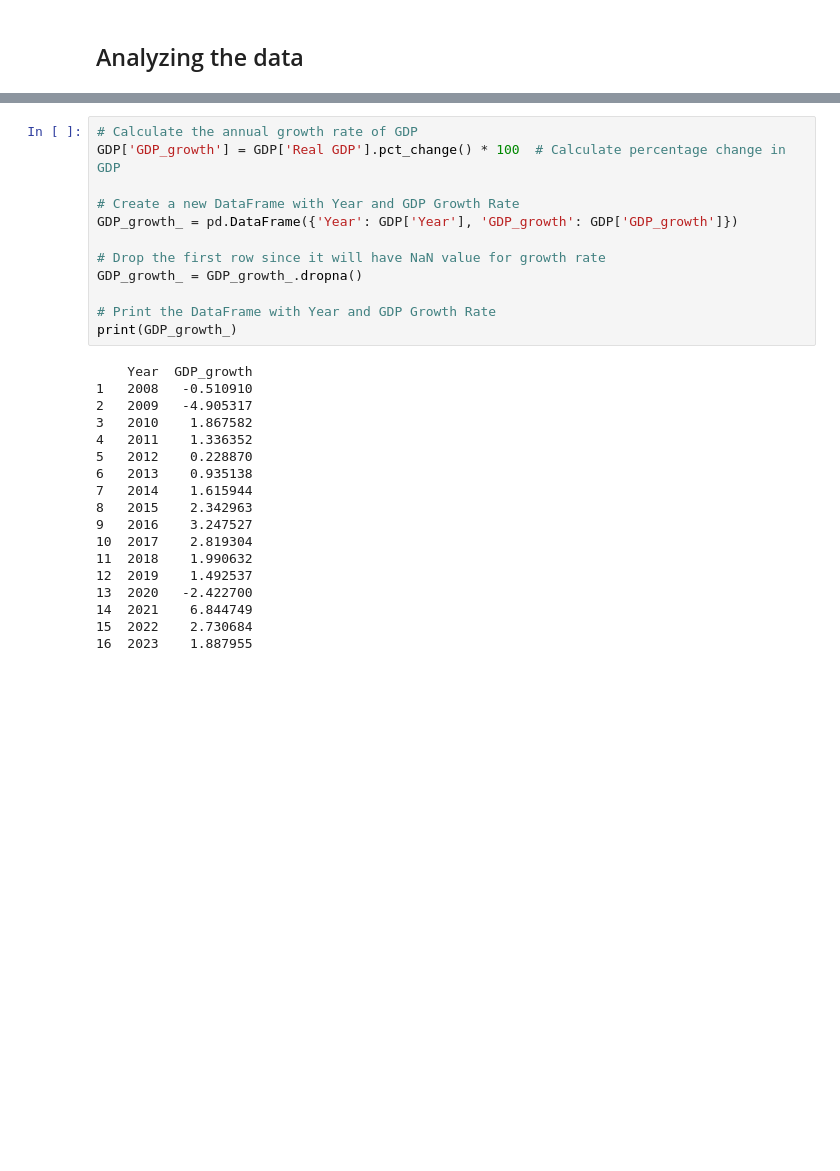
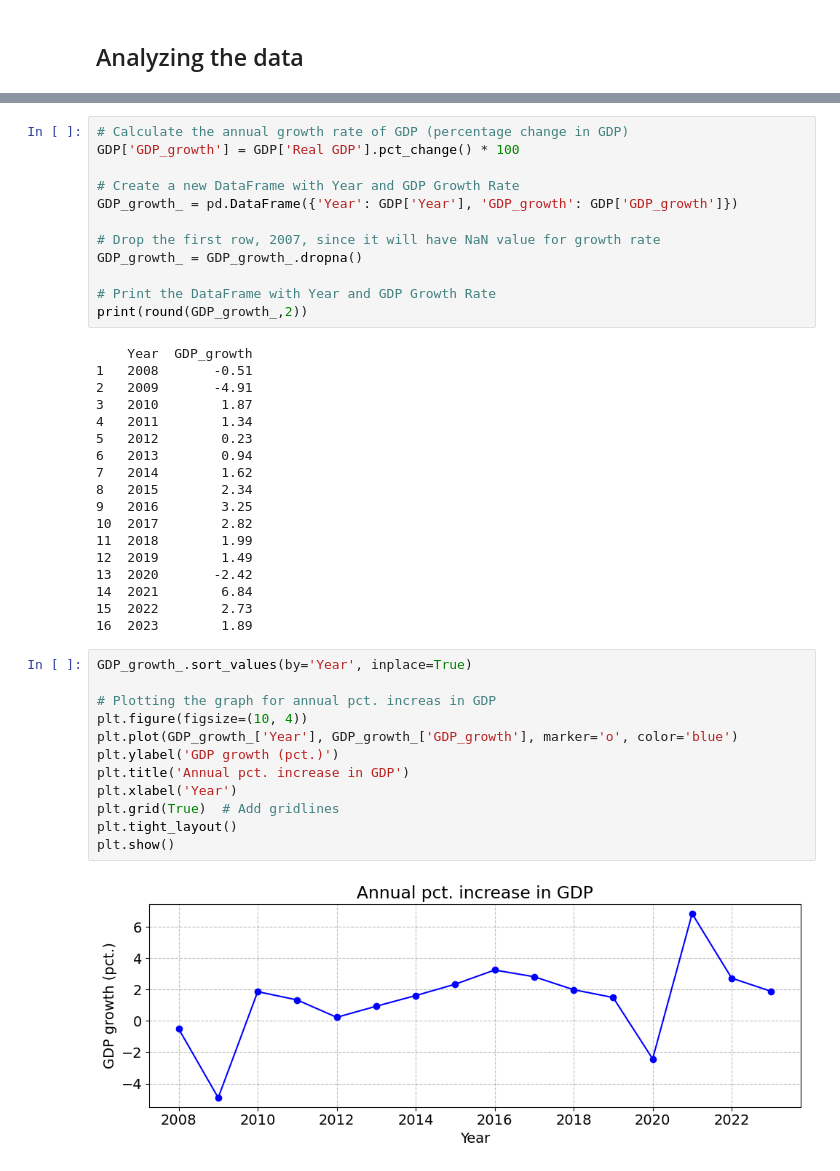
Before and after one commit to NumEconCopenhagen/projects-2024-sulaiman-phil-og-rabiah, a Jupyter notebook: dataproject/dataproject.ipynb, the cells around one changed output, grey strips where cells are left out. Cells and saved outputs as stored; diff of their text form; blank space fills up the shorter version.

```diff
--- a/dataproject/dataproject.ipynb
+++ b/dataproject/dataproject.ipynb
@@ -287,30 +262,44 @@ Correlation coefficient between Inflation rate and Unemployment rate: -0.3889069
 # %%
-# Calculate the annual growth rate of GDP
-GDP['GDP_growth'] = GDP['Real GDP'].pct_change() * 100  # Calculate percentage change in GDP
+# Calculate the annual growth rate of GDP (percentage change in GDP)
+GDP['GDP_growth'] = GDP['Real GDP'].pct_change() * 100
 
 # Create a new DataFrame with Year and GDP Growth Rate
 GDP_growth_ = pd.DataFrame({'Year': GDP['Year'], 'GDP_growth': GDP['GDP_growth']})
 
-# Drop the first row since it will have NaN value for growth rate
+# Drop the first row, 2007, since it will have NaN value for growth rate
 GDP_growth_ = GDP_growth_.dropna()
 
 # Print the DataFrame with Year and GDP Growth Rate
-print(GDP_growth_)
+print(round(GDP_growth_,2))
 # %% [output]
     Year  GDP_growth
-1   2008   -0.510910
-2   2009   -4.905317
-3   2010    1.867582
-4   2011    1.336352
-5   2012    0.228870
-6   2013    0.935138
-7   2014    1.615944
-8   2015    2.342963
-9   2016    3.247527
-10  2017    2.819304
-11  2018    1.990632
-12  2019    1.492537
-13  2020   -2.422700
-14  2021    6.844749
-15  2022    2.730684
-16  2023    1.887955
+1   2008       -0.51
+2   2009       -4.91
+3   2010        1.87
+4   2011        1.34
+5   2012        0.23
+6   2013        0.94
+7   2014        1.62
+8   2015        2.34
+9   2016        3.25
+10  2017        2.82
+11  2018        1.99
+12  2019        1.49
+13  2020       -2.42
+14  2021        6.84
+15  2022        2.73
+16  2023        1.89
+# %%
+GDP_growth_.sort_values(by='Year', inplace=True)
+
+# Plotting the graph for annual pct. increas in GDP
+plt.figure(figsize=(10, 4))
+plt.plot(GDP_growth_['Year'], GDP_growth_['GDP_growth'], marker='o', color='blue')
+plt.ylabel('GDP growth (pct.)')
+plt.title('Annual pct. increase in GDP')
+plt.xlabel('Year')
+plt.grid(True)  # Add gridlines
+plt.tight_layout()
+plt.show()
+# %% [output]
+[figure, added]
```
Also changed, not shown: parts of 19 cells of this notebook.
